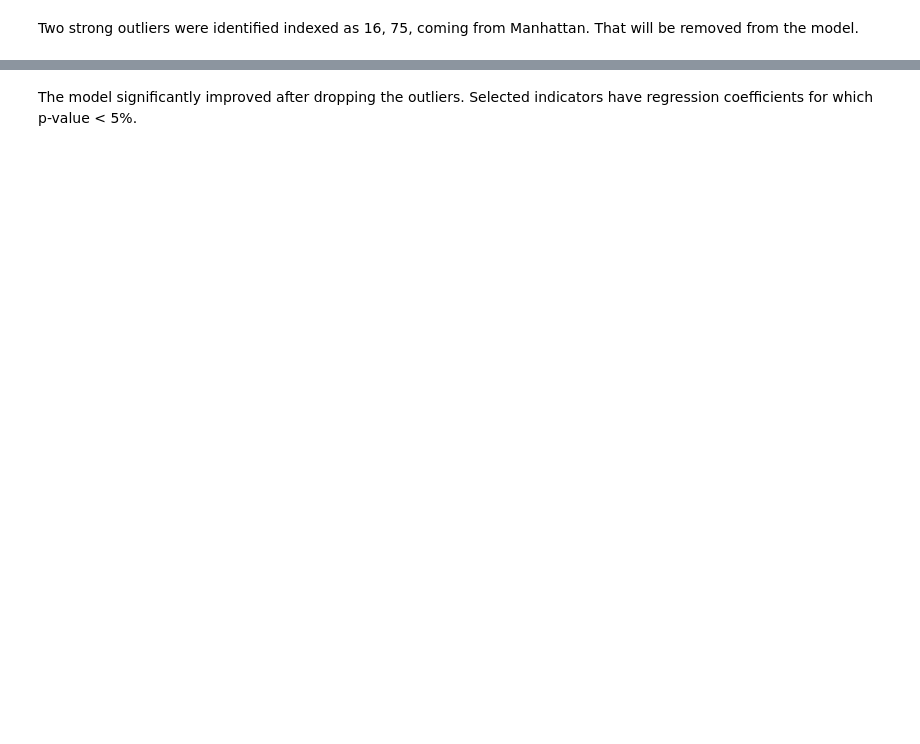
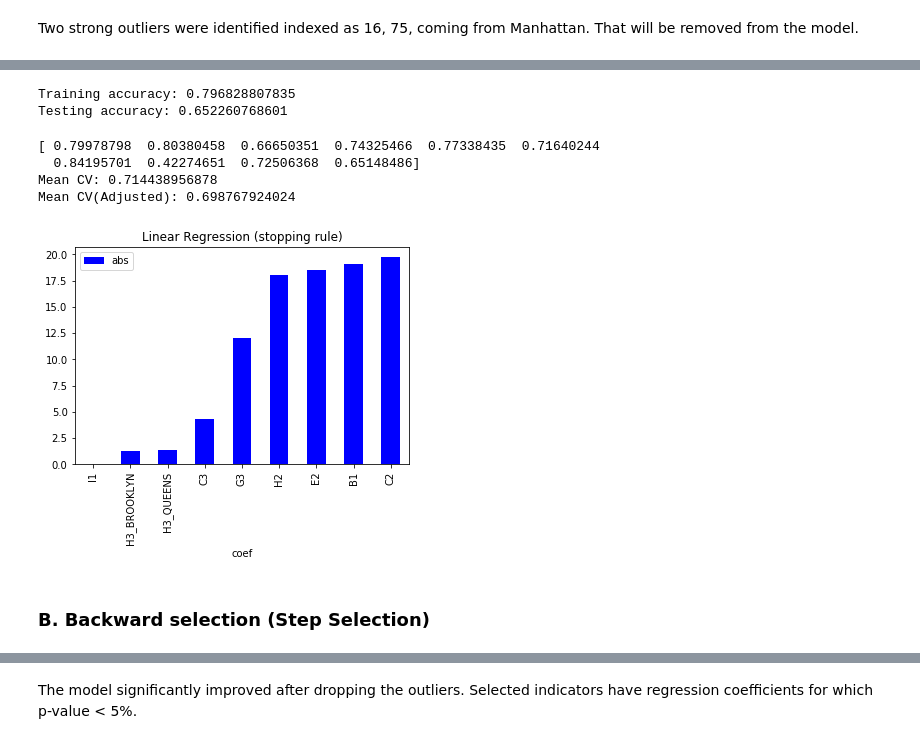
Before and after one commit to czapol/Analysis-of-Crimes-in-the-City-of-New-York, a Jupyter notebook: ANALYSIS OF CRIMES IN THE CITY OF NEW YORK.ipynb, the cells around one changed output, grey strips where cells are left out. Drawn from its saved outputs; the diff is of its cells as text; code cells hidden in the pictures; blank space fills up the shorter version.

```diff
--- a/ANALYSIS OF CRIMES IN THE CITY OF NEW YORK.ipynb
+++ b/ANALYSIS OF CRIMES IN THE CITY OF NEW YORK.ipynb
@@ -377,3 +430,4 @@ cols_=list(zip(lst,cols))
 rename_dict={}
 for no,el in cols_:
     rename_dict[el]=no
+dc3=demo.rename(columns=rename_dict)
@@ -462,0 +517,37 @@ strong multicollinearity or other numerical problems.
+# %%
+finalp = 'B1+C2+C3+E2+G3+H2+I1+H3_BROOKLYN+H3_QUEENS'.split('+')
+X=dc3[finalp]
+y=dc3['F3']
+X_train, X_test, y_train, y_test = train_test_split(X, y, test_size = 0.3)
+clf = LinearRegression()
+clf.fit(X_train,y_train)
+prediction = clf.predict(X_test)
+print("Training accuracy:",clf.score(X_train,y_train))
+print("Testing accuracy:",clf.score(X_test,y_test))
+# %% [output]
+Training accuracy: 0.796828807835
+Testing accuracy: 0.652260768601
+# %%
+cv_results = cross_val_score(clf, X, y, cv=10)
+print(cv_results)
+R_2=np.mean(cv_results)
+print('Mean CV:',R_2)
+k = len(X.columns)
+n = 174
+Radj = 1-(((1-R_2)*(n-1))/(n-k-1))
+print('Mean CV(Adjusted):',Radj)
+# %% [output]
+[ 0.79978798  0.80380458  0.66650351  0.74325466  0.77338435  0.71640244
+  0.84195701  0.42274651  0.72506368  0.65148486]
+Mean CV: 0.714438956878
+Mean CV(Adjusted): 0.698767924024
+# %%
+# the most important features
+df2=pd.DataFrame(list(zip(X.columns,clf.coef_)),columns=['coef','value']).sort_values(by='value')
+df2['abs']=df2.value.apply(lambda x:abs(x))
+df2['sign']=df2.value.apply(lambda x: x/abs(x))
+df2=df2.sort_values(by='abs')
+df2.plot(x='coef',y='abs',kind='bar', color = 'blue')
+plt.title('Linear Regression (stopping rule)');
+# %% [output]
+[figure, added]
@@ -462,0 +577,2 @@ strong multicollinearity or other numerical problems.
+# %% [markdown]
+### B. Backward selection (Step Selection)
```
Also changed, not shown: parts of 51 cells of this notebook, 2 other files.
